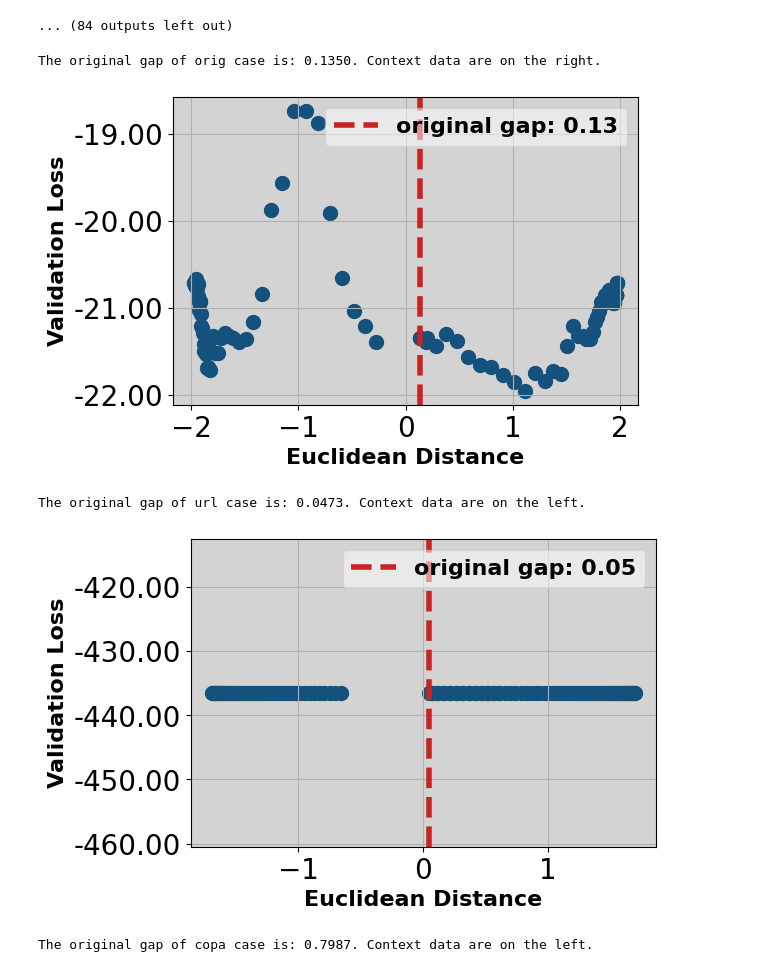
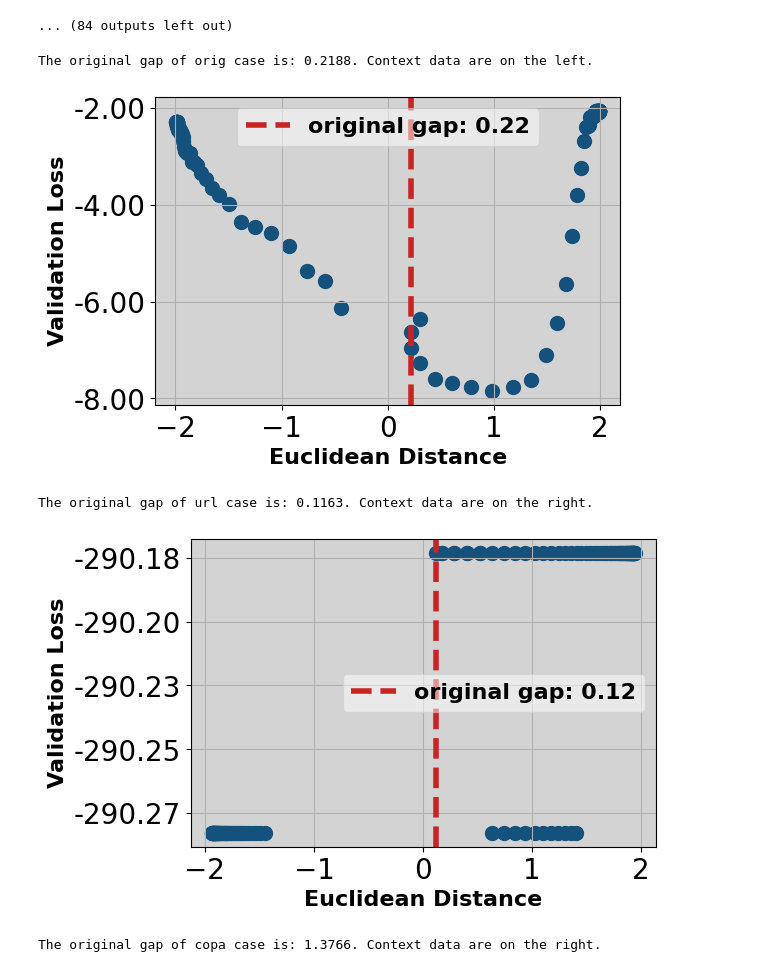
Before and after one commit to HongduanTian/CoPA, a Jupyter notebook: visualization/motivation_modality_gap/visualization.ipynb, the cells around one changed output. Drawn from its saved outputs; the diff is of its cells as text; code cells hidden in the pictures.

```diff
--- a/visualization/motivation_modality_gap/visualization.ipynb
+++ b/visualization/motivation_modality_gap/visualization.ipynb
@@ -230,7 +238,7 @@ def sce_loss(context_data, prototypes):
     return acc, loss.item()
 
 def plot_gap_changes(scale=1.0, if_line:bool=True, data_type:str='orig', mode:str="dist"):
-    imagenet_data_path = './vgg_flower/val_modality_gap.npy'
+    imagenet_data_path = './ilsvrc_2012/val_modality_gap.npy'
     data_dict = read_data(imagenet_data_path)
 
     #context_data, prototypes = None, None
@@ -331,35 +339,35 @@ def plot_gap_changes(scale=1.0, if_line:bool=True, data_type:str='orig', mode:st
     plt.ylabel("Validation Loss", fontdict=font)
     #if data_type == 'orig':
     #y_axis_locator = MultipleLocator()
     ax.yaxis.set_major_formatter(mtick.FormatStrFormatter('%.2f'))
     plt.tick_params(labelsize=20)
     plt.grid(True)
 
     save_path = os.path.join('./figs', 'curves')
     if not os.path.exists(save_path):
         os.makedirs(save_path)
 
     if data_type == 'orig':
         filename = 'validation_loss_embed.pdf' if mode == "scale" else 'validation_loss_embed_euclidean.pdf'
         fig_name = os.path.join(save_path, filename)
     elif data_type == 'url':
         filename = 'validation_loss_url.pdf' if mode == "scale" else 'validation_loss_url_euclidean.pdf'
         fig_name = os.path.join(save_path, filename)
     elif data_type == 'copa':
         filename = 'validation_loss_copa.pdf' if mode == "scale" else 'validation_loss_copa_euclidean.pdf'
         fig_name = os.path.join(save_path, filename)
     plt.savefig(fig_name, dpi=300, bbox_inches='tight')
 
     plt.show()
     plt.close()
 
 #plot_gap_changes(mode="scale")
 plot_gap_changes(mode="dist")
 plot_gap_changes(data_type='url', mode="dist")
 plot_gap_changes(if_line=False, data_type='copa', mode="dist")
 # %% [output]
-The original gap of orig case is: 0.1350. Context data are on the right.
+The original gap of orig case is: 0.2188. Context data are on the left.
-[figure, old version]
+[figure, new version]
-The original gap of url case is: 0.0473. Context data are on the left.
+The original gap of url case is: 0.1163. Context data are on the right.
-[figure, old version]
+[figure, new version]
-The original gap of copa case is: 0.7987. Context data are on the left.
+The original gap of copa case is: 1.3766. Context data are on the right.
```
Also changed, not shown: parts of 2 cells of this notebook.
